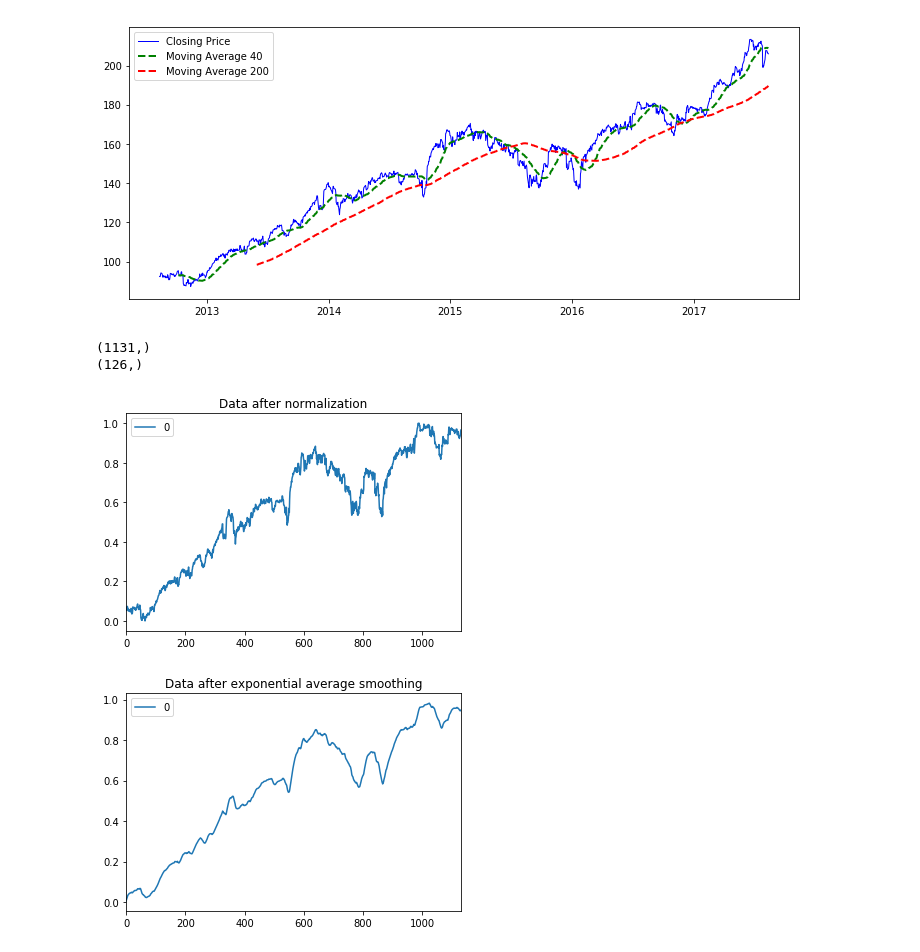
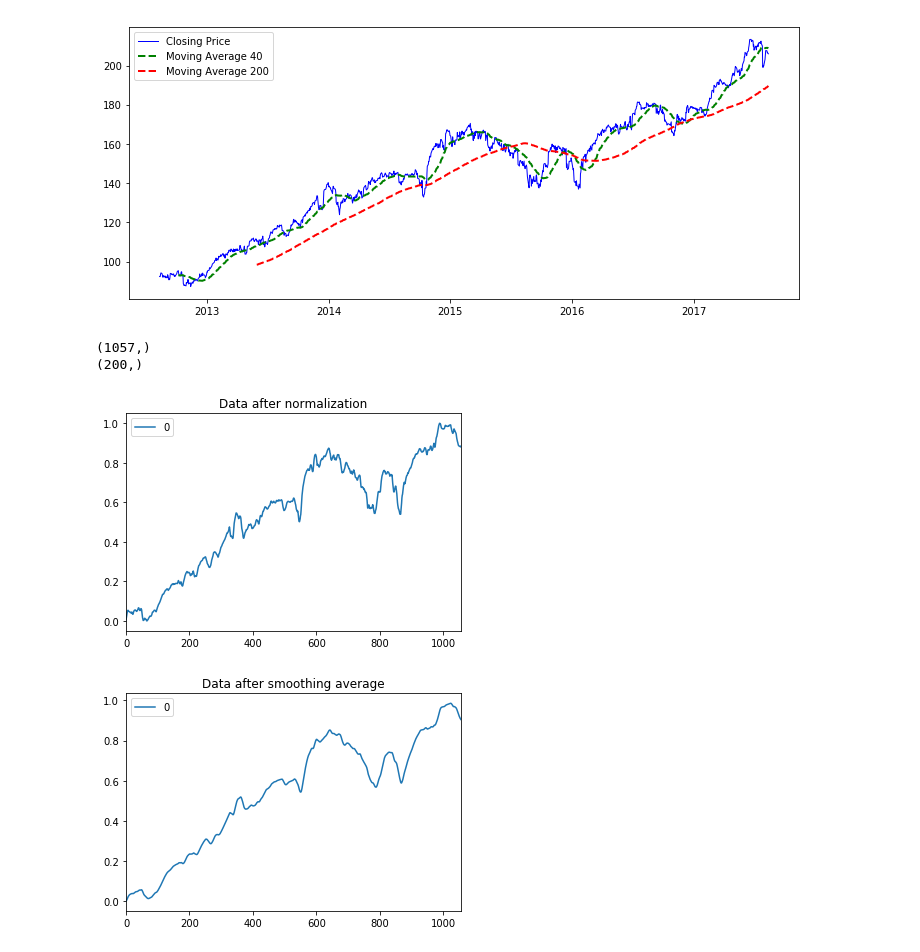
Before and after one commit to angelomenezes/Data_Science_for_Finance, a Jupyter notebook: src/exploring_s&p_500/exploring_s&p500_stocks.ipynb, the cells around one changed output. Saved outputs shown, nothing was run; the diff lists cells and outputs as text; code cells hidden in the pictures.

```diff
--- a/src/exploring_s&p_500/exploring_s&p500_stocks.ipynb
+++ b/src/exploring_s&p_500/exploring_s&p500_stocks.ipynb
@@ -191,8 +199,8 @@ plt.legend()
 # Let's apply some models to predict closing prices
 # Total of samples = 1257
 
-training_size = int(closing_price.shape[0]*0.9)
-#training_size = 1000
+#training_size = int(closing_price.shape[0]*0.9)
+training_size = 1057
 
 train_data = np.array(closing_price[:training_size])
 test_data = np.array(closing_price[training_size:])
@@ -200,41 +208,41 @@ test_data = np.array(closing_price[training_size:])
 print(train_data.shape)
 print(test_data.shape)
 # %% [output]
-(1131,)
-(126,)
+(1057,)
+(200,)
 # %%
 from sklearn.preprocessing import MinMaxScaler # It scales the data between 0 and 1
 
 train_data = train_data.reshape(-1,1)
 test_data = test_data.reshape(-1,1)
 
 scaler = MinMaxScaler()
 scaler.fit(train_data)
 train_data = scaler.transform(train_data)
 test_data = scaler.transform(test_data)
 
 # Reshape both train and test data
 train_data = train_data.reshape(-1)
 test_data = test_data.reshape(-1)
 
 pd.DataFrame(train_data).plot()
 plt.title("Data after normalization")
 
 # Now perform exponential moving average smoothing
 # So the data will have a smoother curve than the original ragged data
 
 EMA = 0.0
 gamma = 0.1
 for ti in range(len(train_data)):
     EMA = gamma*train_data[ti] + (1-gamma)*EMA
     train_data[ti] = EMA
 
 pd.DataFrame(train_data).plot()
-plt.title("Data after exponential average smoothing")
+plt.title("Data after smoothing average")
 
 # Used for visualization and test purposes
 all_mid_data = np.concatenate([train_data,test_data],axis=0)
 # %% [output]
-[figure, old version]
+[figure, new version]
-[figure, old version]
+[figure, new version]
 # %%
```
Also changed, not shown: parts of 9 cells of this notebook.
